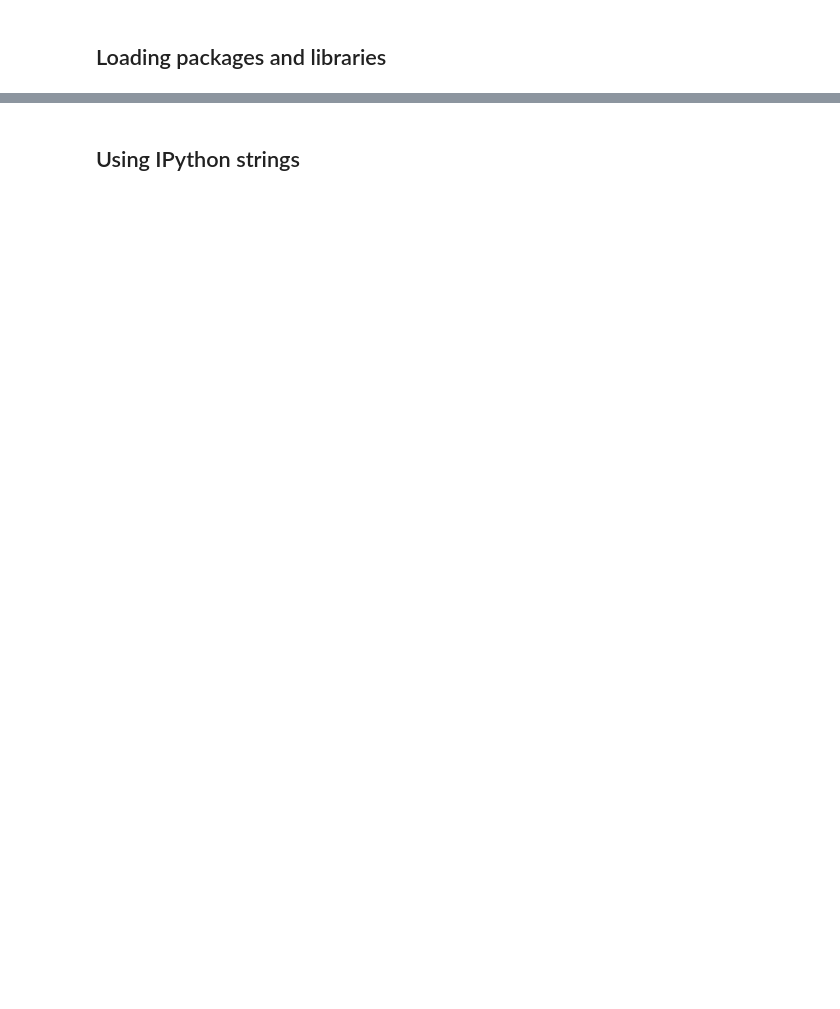
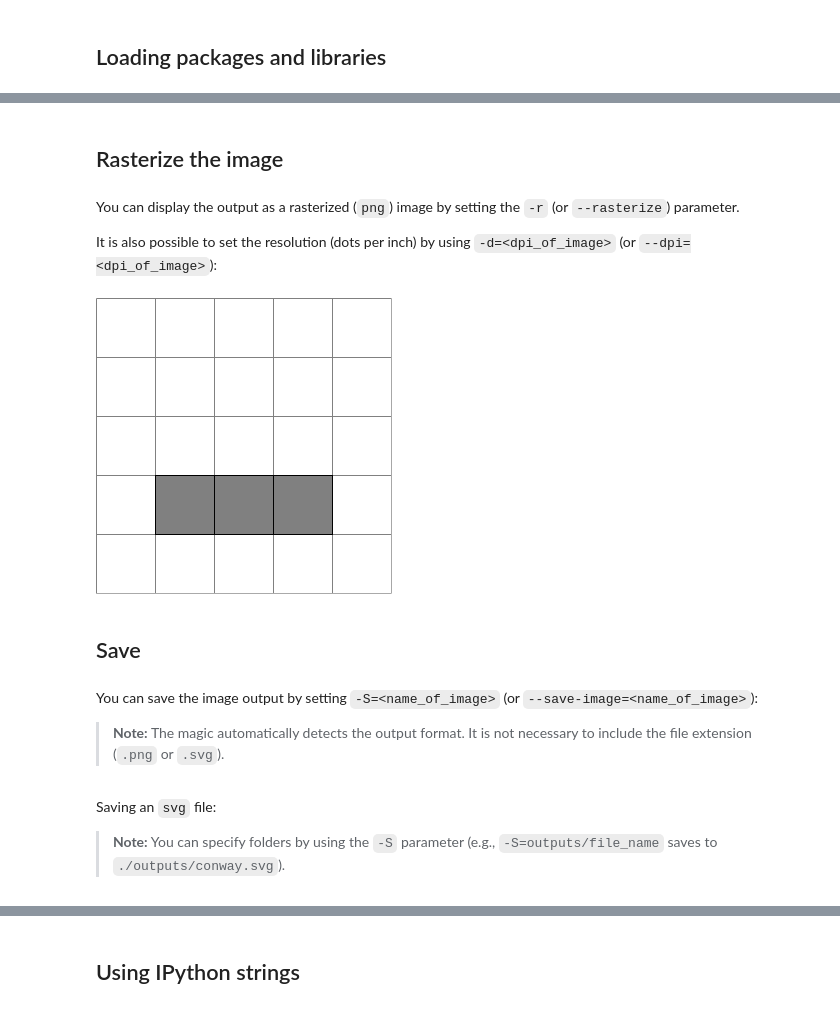
Before and after one commit to lucaslrodri/jupyter-tikz, a Jupyter notebook: GettingStarted.ipynb, the cells around one changed output, grey strips where cells are left out. Drawn from its saved outputs; the diff is of its cells as text; code cells hidden in the pictures; blank space fills up the shorter version.

Commit message:
Save + Scale + Custom envs
- Save
- Rasterize
- Fixed scaling
- Custom env for save and pdftocairo path

```diff
--- a/GettingStarted.ipynb
+++ b/GettingStarted.ipynb
@@ -176,0 +251,26 @@ Transcript written on c7b66034c961c17c6af5a32dd410c912.log.
+# %% [markdown]
+## Rasterize the image
+# %% [markdown]
+You can display the output as a rasterized (`png`) image by setting the `-r` (or `--rasterize`) parameter.
+
+It is also possible to set the resolution (dots per inch) by using `-d=<dpi_of_image>` (or `--dpi=<dpi_of_image>`):
+# %%
+%%tikz -r --dpi=150
+\begin{tikzpicture}
+    \draw[help lines] grid (5, 5);
+    \draw[fill=black!50] (1, 1) rectangle (2, 2);
+    \draw[fill=black!50] (2, 1) rectangle (3, 2);
+    \draw[fill=black!50] (3, 1) rectangle (4, 2);
+\end{tikzpicture}
+# %% [output]
+[figure, added]
+# %% [markdown]
+## Save
+# %% [markdown]
+You can save the image output by setting `-S=<name_of_image>` (or `--save-image=<name_of_image>`):
+
+> **Note:** The magic automatically detects the output format. It is not necessary to include the file extension (`.png` or `.svg`).
+# %% [markdown]
+Saving an `svg` file:
+
+> **Note:** You can specify folders by using the `-S` parameter (e.g., `-S=outputs/file_name` saves to `./outputs/conway.svg`).
```
Also changed, not shown: parts of 47 cells of this notebook, 19 other files.
